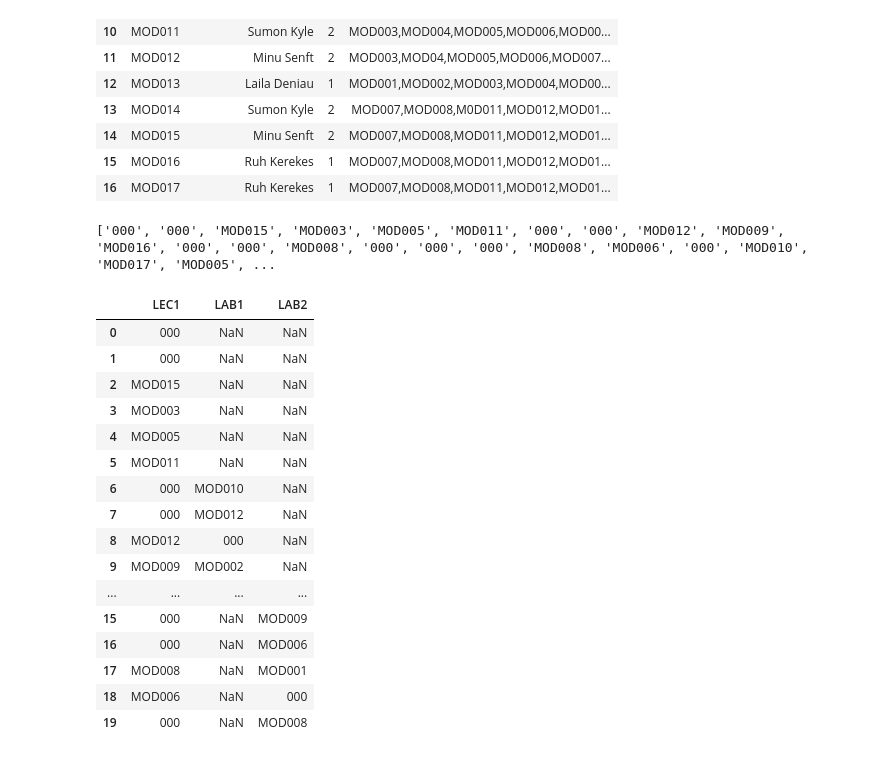
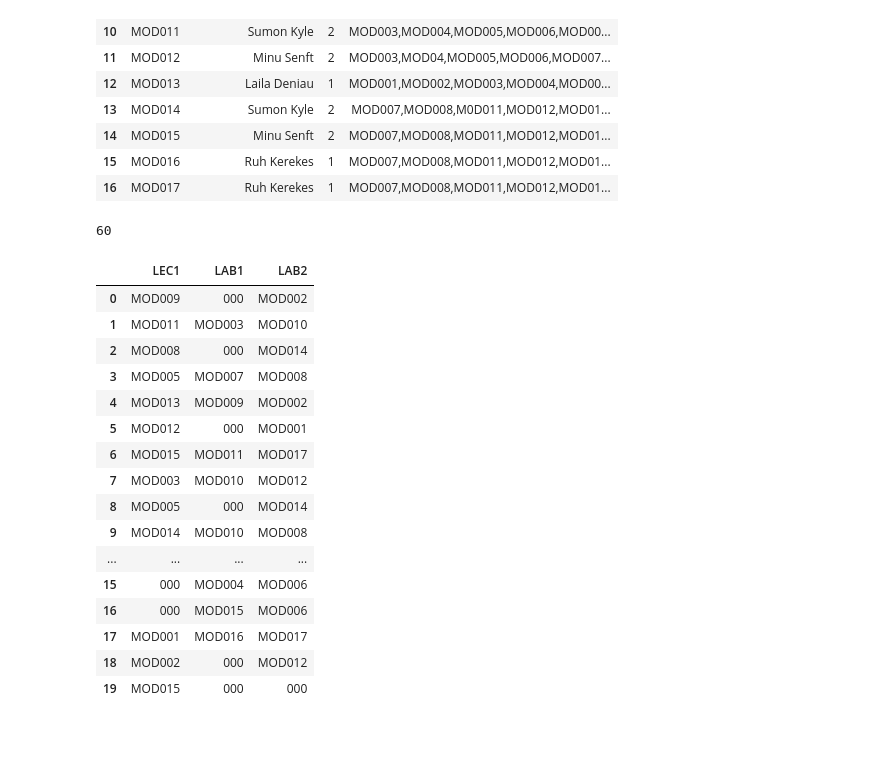
Before and after one commit to Firey56/COMP2002-Coursework, a Jupyter notebook: COMP2002 Jupyter Notebook.ipynb, the cells around one changed output. Cells and saved outputs as stored; diff of their text form; code cells hidden in the pictures.

```diff
--- a/COMP2002 Jupyter Notebook.ipynb
+++ b/COMP2002 Jupyter Notebook.ipynb
@@ -140,46 +140,48 @@ for index, row in data.iterrows():
 # %%
 #Creates the module list with the amount of times it has to go into the timetable
 import random
 moduleAmount = []
 for i in range(len(list)):
     moduleAmount.append(list[i].moduleName)
     for j in range(list[i].labs):
         moduleAmount.append(list[i].moduleName)
 #Make sure that the frame gets filled
 i = len(moduleAmount)
-for i in range(60):
+while(len(moduleAmount) < 60):
     moduleAmount.append("000")
 #Shuffled the array for a random solution
 np.random.shuffle(moduleAmount)
-print(moduleAmount)
 df = pandas.DataFrame(columns=['LEC1','LAB1','LAB2'],index=range(0,20))
-
-
+print(len(moduleAmount))
+j = 0
+k = 0
 for i in range(len(moduleAmount)):
     if i < 20:
         df.loc[i, 'LEC1'] = moduleAmount[i]
     elif i >= 20 and i < 40:
-        df.loc[i//3, 'LAB1'] = moduleAmount[i]
+        df.loc[j, 'LAB1'] = moduleAmount[i]
+        j += 1
     elif i >= 40 and i < 60:
-        df.loc[i//3, 'LAB2'] = moduleAmount[i]
+        df.loc[k, 'LAB2'] = moduleAmount[i]
+        k += 1
 
 df
 # %% [output]
-['000', '000', 'MOD015', 'MOD003', 'MOD005', 'MOD011', '000', '000', 'MOD012', 'MOD009', 'MOD016', '000', '000', 'MOD008', '000', '000', '000', 'MOD008', 'MOD006', '000', 'MOD010', 'MOD017', 'MOD005', ...
+60
 |  | LEC1 | LAB1 | LAB2 |
-| 0 | 000 | NaN | NaN |
-| 1 | 000 | NaN | NaN |
-| 2 | MOD015 | NaN | NaN |
-| 3 | MOD003 | NaN | NaN |
-| 4 | MOD005 | NaN | NaN |
-| 5 | MOD011 | NaN | NaN |
-| 6 | 000 | MOD010 | NaN |
-| 7 | 000 | MOD012 | NaN |
-| 8 | MOD012 | 000 | NaN |
-| 9 | MOD009 | MOD002 | NaN |
+| 0 | MOD009 | 000 | MOD002 |
+| 1 | MOD011 | MOD003 | MOD010 |
+| 2 | MOD008 | 000 | MOD014 |
+| 3 | MOD005 | MOD007 | MOD008 |
+| 4 | MOD013 | MOD009 | MOD002 |
+| 5 | MOD012 | 000 | MOD001 |
+| 6 | MOD015 | MOD011 | MOD017 |
+| 7 | MOD003 | MOD010 | MOD012 |
+| 8 | MOD005 | 000 | MOD014 |
+| 9 | MOD014 | MOD010 | MOD008 |
 | ... | ... | ... | ... |
-| 15 | 000 | NaN | MOD009 |
-| 16 | 000 | NaN | MOD006 |
-| 17 | MOD008 | NaN | MOD001 |
-| 18 | MOD006 | NaN | 000 |
-| 19 | 000 | NaN | MOD008 |
+| 15 | 000 | MOD004 | MOD006 |
+| 16 | 000 | MOD015 | MOD006 |
+| 17 | MOD001 | MOD016 | MOD017 |
+| 18 | MOD002 | 000 | MOD012 |
+| 19 | MOD015 | 000 | 000 |
```
Also changed, not shown: parts of 1 cell of this notebook.
